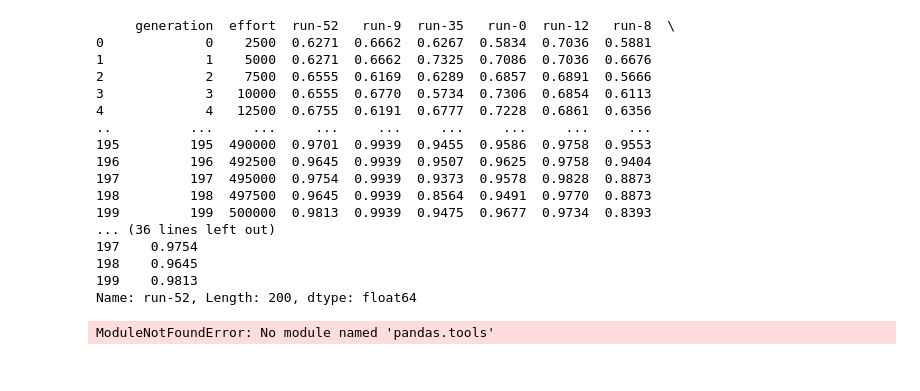
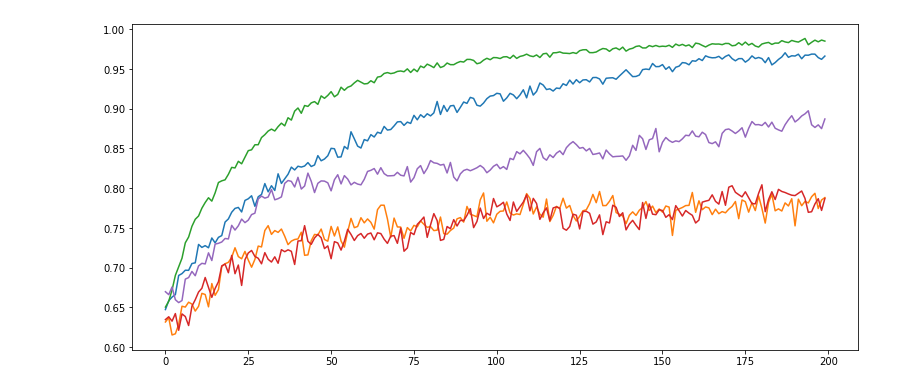
Before and after one commit to mumot1999/inf5, a Jupyter notebook: kck/lab1/lab1.ipynb, the cells around one changed output. Cells and saved outputs as stored; diff of their text form; code cells hidden in the pictures.

Commit message:
[kck] lab1 - create good plot

```diff
--- a/kck/lab1/lab1.ipynb
+++ b/kck/lab1/lab1.ipynb
@@ -9,6 +9,12 @@ import matplotlib as mpl
 
 mpl.rcParams['figure.figsize'] = (13,6)
 # %%
+class File:
+    def __init__(self, file_name, name):
+        self.name = name
+        self.file_name = file_name
+        self.data = pd.read_csv(file_name)
+
 # Load data
 data = (
     pd.read_csv('pliki/cel-rs.csv'),
@@ -17,31 +23,16 @@ data = (
     pd.read_csv('pliki/2cel.csv'),
     pd.read_csv('pliki/2cel-rs.csv')
 )
-print(data[0])
-print(data[0]['run-52'])
-# %% [output]
-     generation  effort  run-52   run-9  run-35   run-0  run-12   run-8  \
-0             0    2500  0.6271  0.6662  0.6267  0.5834  0.7036  0.5881
-1             1    5000  0.6271  0.6662  0.7325  0.7086  0.7036  0.6676
-2             2    7500  0.6555  0.6169  0.6289  0.6857  0.6891  0.5666
-3             3   10000  0.6555  0.6770  0.5734  0.7306  0.6854  0.6113
-4             4   12500  0.6755  0.6191  0.6777  0.7228  0.6861  0.6356
-..          ...     ...     ...     ...     ...     ...     ...     ...
-195         195  490000  0.9701  0.9939  0.9455  0.9586  0.9758  0.9553
-196         196  492500  0.9645  0.9939  0.9507  0.9625  0.9758  0.9404
-197         197  495000  0.9754  0.9939  0.9373  0.9578  0.9828  0.8873
-198         198  497500  0.9645  0.9939  0.8564  0.9491  0.9770  0.8873
-199         199  500000  0.9813  0.9939  0.9475  0.9677  0.9734  0.8393
-... (36 lines left out)
-197    0.9754
-198    0.9645
-199    0.9813
-Name: run-52, Length: 200, dtype: float64
-# %%
-# Series
-ts = pd.Series(data[0]['run-52'], index=data[0]['generation'])
-#suma skumulowana
-ts = ts.cumsum()
-ts.plot()
-# %% [output]
-ModuleNotFoundError: No module named 'pandas.tools'
+# %%
+# Series
+
+# columns.reset_index(inplace=True)
+
+for datum in data:
+    # columns = datum.filter(regex=("run\-.*")).T.rename(index=lambda x: int(x[4:])).sort_index()
+    to_plot = datum.filter(regex=("run\-.*")).mean(axis=1)
+    ts = pd.Series(to_plot)
+    # ts = ts.cumsum()
+    ts.plot()
+# %% [output]
+[figure, added]
```
Also changed, not shown: 6 other files.
